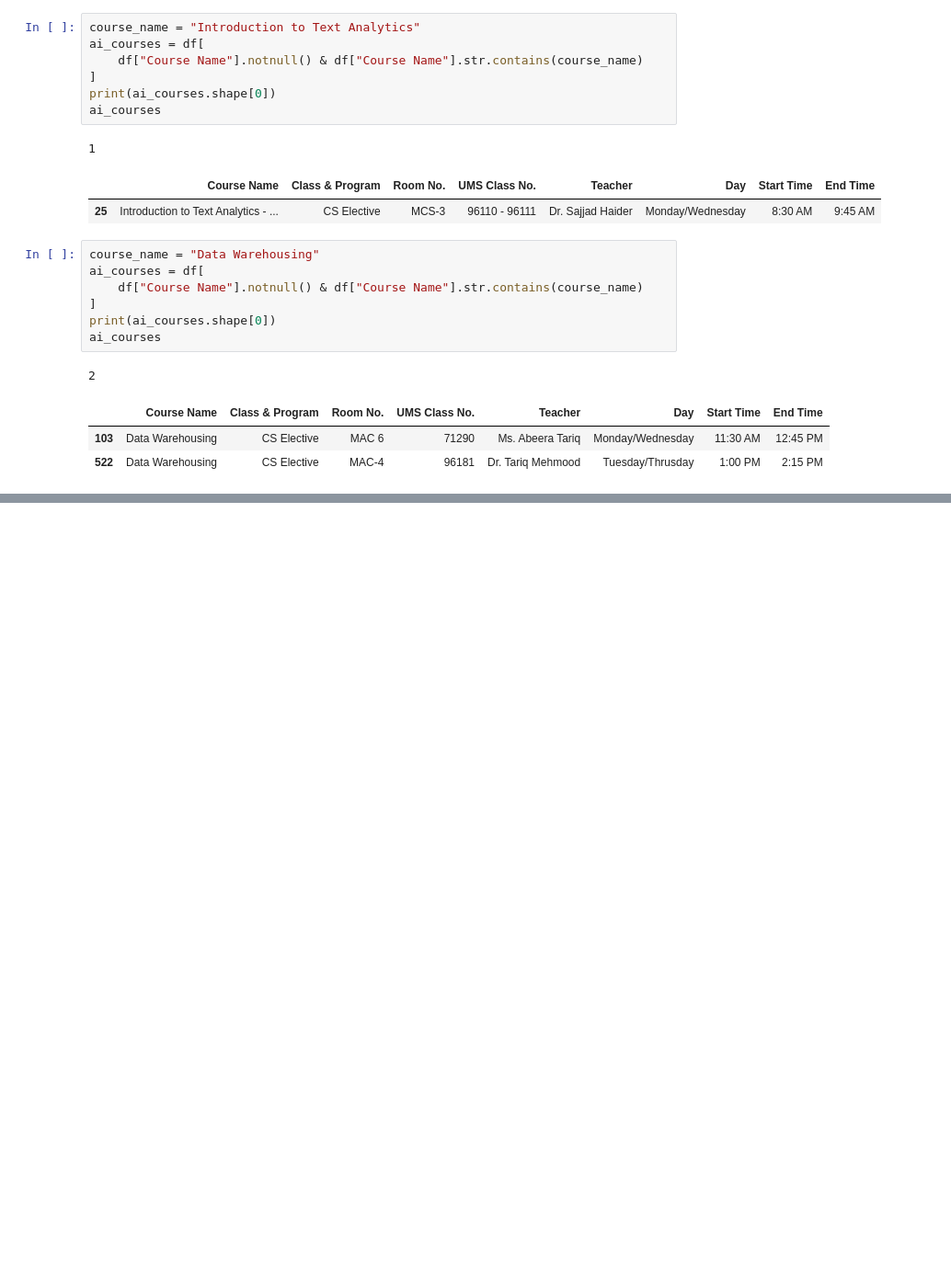
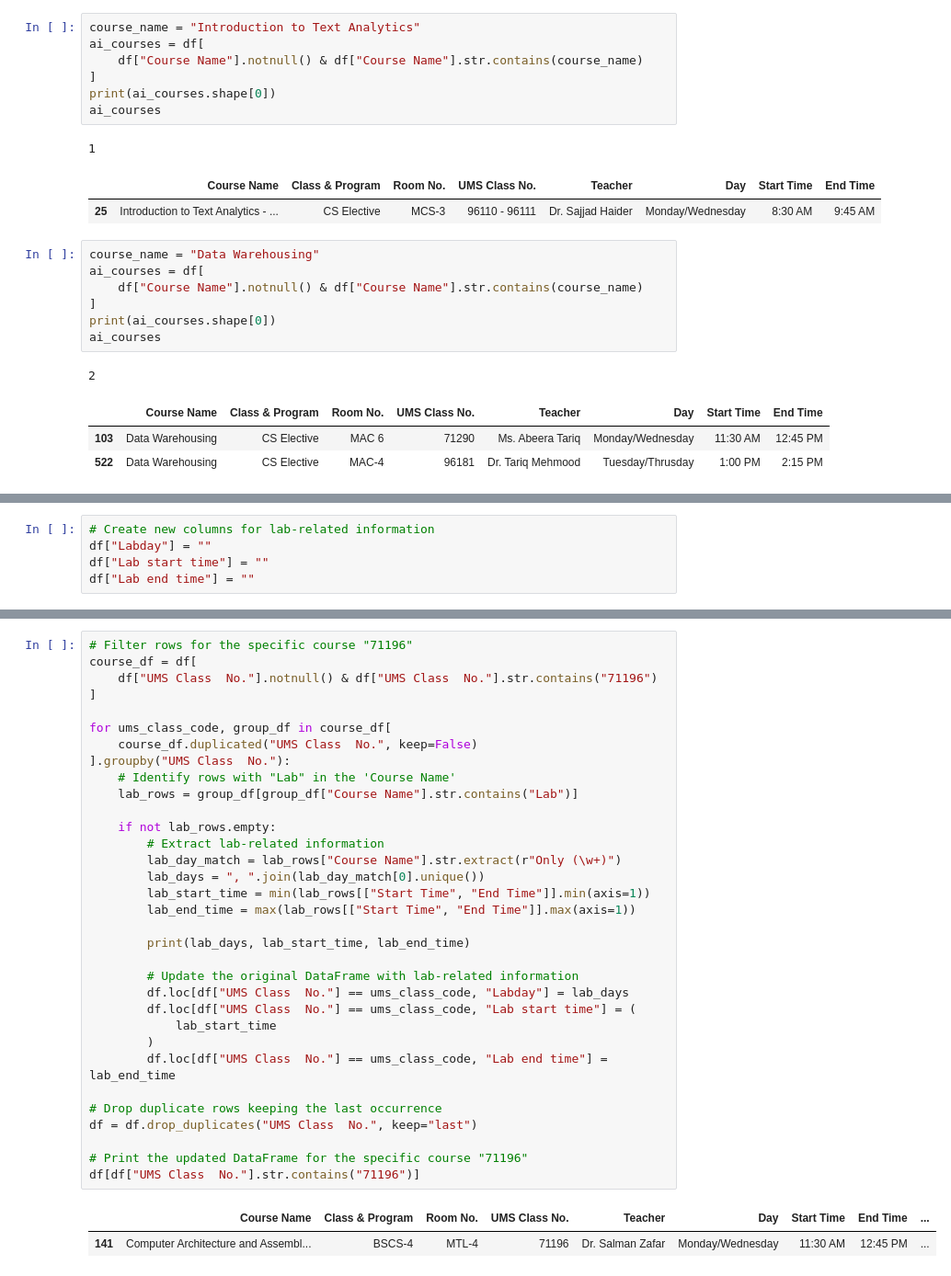
Before and after one commit to IRTIZA-ZAIDI/schedule-maker, a Jupyter notebook: Scheduke maker/dataFormating.ipynb, the cells around one changed output, grey strips where cells are left out. Shown at 92% size. Saved outputs shown, nothing was run; the diff lists cells and outputs as text; blank space fills up the shorter version.

```diff
--- a/Scheduke maker/dataFormating.ipynb
+++ b/Scheduke maker/dataFormating.ipynb
@@ -184,0 +218,5 @@ ai_courses
+# %%
+# Create new columns for lab-related information
+df["Labday"] = ""
+df["Lab start time"] = ""
+df["Lab end time"] = ""
@@ -184,0 +239,36 @@ ai_courses
+# %%
+# Filter rows for the specific course "71196"
+course_df = df[
+    df["UMS Class  No."].notnull() & df["UMS Class  No."].str.contains("71196")
+]
+
+for ums_class_code, group_df in course_df[
+    course_df.duplicated("UMS Class  No.", keep=False)
+].groupby("UMS Class  No."):
+    # Identify rows with "Lab" in the 'Course Name'
+    lab_rows = group_df[group_df["Course Name"].str.contains("Lab")]
+
+    if not lab_rows.empty:
+        # Extract lab-related information
+        lab_day_match = lab_rows["Course Name"].str.extract(r"Only (\w+)")
+        lab_days = ", ".join(lab_day_match[0].unique())
+        lab_start_time = min(lab_rows[["Start Time", "End Time"]].min(axis=1))
+        lab_end_time = max(lab_rows[["Start Time", "End Time"]].max(axis=1))
+
+        print(lab_days, lab_start_time, lab_end_time)
+
+        # Update the original DataFrame with lab-related information
+        df.loc[df["UMS Class  No."] == ums_class_code, "Labday"] = lab_days
+        df.loc[df["UMS Class  No."] == ums_class_code, "Lab start time"] = (
+            lab_start_time
+        )
+        df.loc[df["UMS Class  No."] == ums_class_code, "Lab end time"] = lab_end_time
+
+# Drop duplicate rows keeping the last occurrence
+df = df.drop_duplicates("UMS Class  No.", keep="last")
+
+# Print the updated DataFrame for the specific course "71196"
+df[df["UMS Class  No."].str.contains("71196")]
+# %% [output]
+|  | Course Name | Class & Program | Room No. | UMS Class No. | Teacher | Day | Start Time | End Time | ... |
+| 141 | Computer Architecture and Assembl... | BSCS-4 | MTL-4 | 71196 | Dr. Salman Zafar | Monday/Wednesday | 11:30 AM | 12:45 PM | ... |
```
Also changed, not shown: parts of 7 cells of this notebook.
